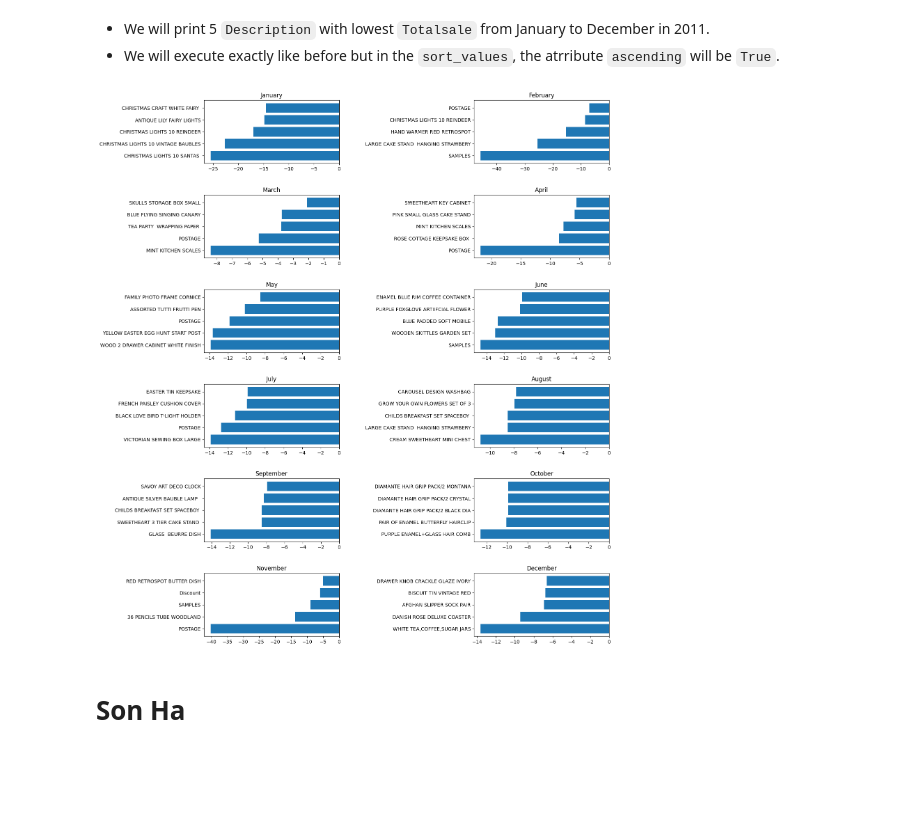
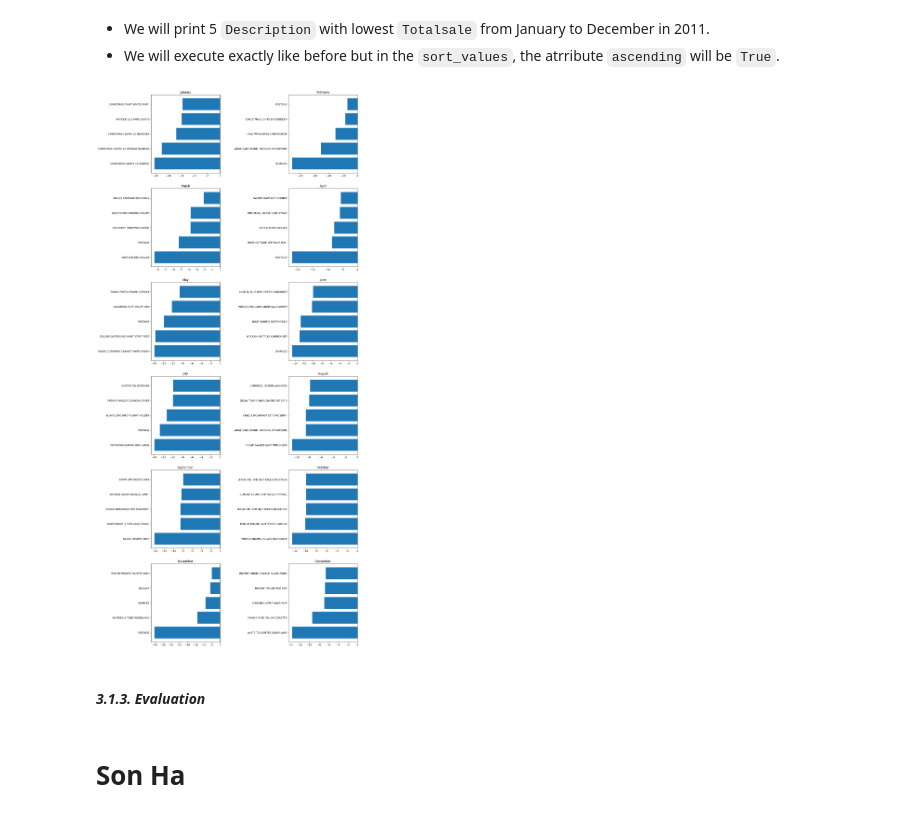
Before and after one commit to Ha0203/FinalProject_LTKHDL, a Jupyter notebook: main_branch.ipynb, the cells around one changed output. Drawn from its saved outputs; the diff is of its cells as text; code cells hidden in the pictures; blank space fills up the shorter version.

```diff
--- a/main_branch.ipynb
+++ b/main_branch.ipynb
@@ -581,18 +584,20 @@ for i in range(12):
 - We will print 5 `Description` with lowest `Totalsale` from January to December in 2011.
 - We will execute exactly like before but in the `sort_values`, the atrribute `ascending` will be `True`.
 # %%
-fig= plt.figure(figsize=(15,20))
-plt.subplots_adjust(wspace=1, hspace=0.5)
+fig= plt.figure(figsize=(15,40))
+plt.subplots_adjust(wspace=1, hspace=0.2)
 for i in range(12):
     plt.subplot(6, 2, i + 1)
     curMonth_df = df[df['Month'] == i + 1][['Description', 'Totalsale']]
     sorted_df = curMonth_df.groupby('Description').sum().reset_index().sort_values(by=['Totalsale'], ascending= True)
     visual_df = sorted_df.head(5)
     # visual_df = pd.concat([sorted_df.tail(10), sorted_df.head(10)])
     plt.title(dt.datetime.strptime(str(i + 1), "%m").strftime("%B"))
     plt.barh(visual_df['Description'], visual_df['Totalsale'])
 # %% [output]
-[figure, old version]
+[figure, new version]
+# %% [markdown]
+#### _3.1.3. Evaluation_
 # %% [markdown]
 # Son Ha
 # %% [markdown]
```
Also changed, not shown: parts of 9 cells of this notebook.
